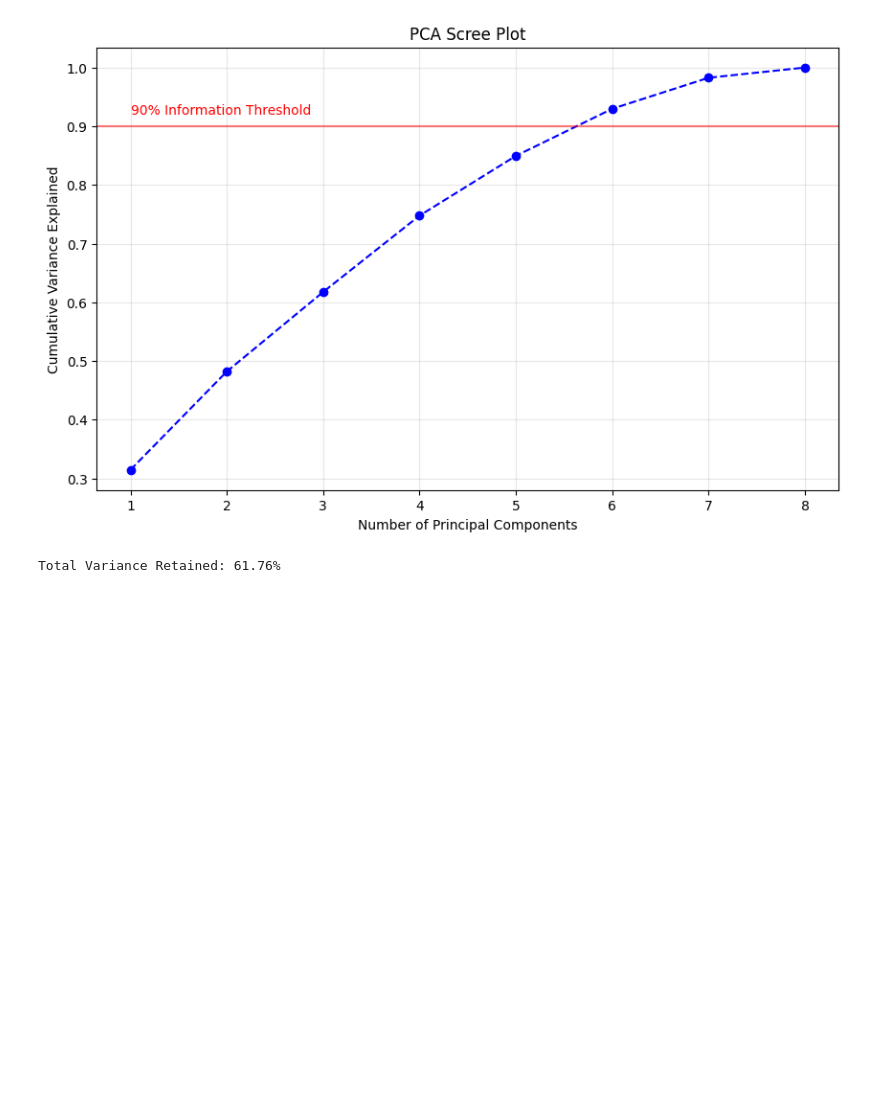
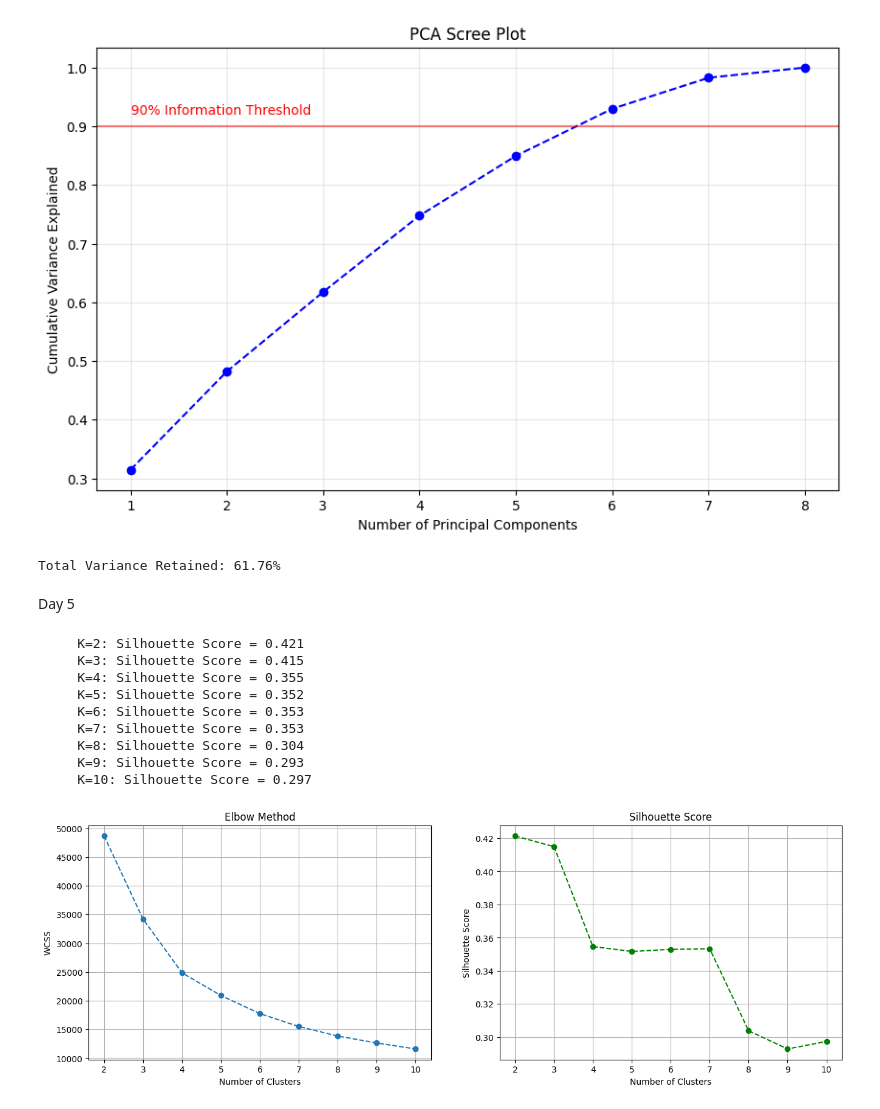
Before and after one commit to hardiksharma2005/Starbucks-Customer-Segmentation, a Jupyter notebook: starbucks-customer-segmentation-using-clustering.ipynb, the cells around one changed output. Drawn from its saved outputs; the diff is of its cells as text; code cells hidden in the pictures; blank space fills up the shorter version.

```diff
--- a/starbucks-customer-segmentation-using-clustering.ipynb
+++ b/starbucks-customer-segmentation-using-clustering.ipynb
@@ -248,3 +250,45 @@ X_pca = pca_final.fit_transform(X_scaled)
 print(f"Total Variance Retained: {sum(pca_final.explained_variance_ratio_)*100:.2f}%")
 # %% [output]
 Total Variance Retained: 61.76%
+# %% [markdown]
+Day 5
+# %%
+wcss = []
+silhouette_scores = []
+K_range = range(2, 11)
+
+for k in K_range:
+    kmeans = KMeans(n_clusters=k, random_state=42, n_init=10)
+    kmeans.fit(X_pca)
+    wcss.append(kmeans.inertia_)
+
+    score = silhouette_score(X_pca, kmeans.labels_)
+    silhouette_scores.append(score)
+    print(f"     K={k}: Silhouette Score = {score:.3f}")
+
+fig, (ax1, ax2) = plt.subplots(1, 2, figsize=(16, 5))
+
+ax1.plot(range(2, 11), wcss, marker='o', linestyle='--')
+ax1.set_title('Elbow Method')
+ax1.set_xlabel('Number of Clusters')
+ax1.set_ylabel('WCSS')
+ax1.grid(True)
+
+ax2.plot(range(2, 11), silhouette_scores, marker='o', color='green', linestyle='--')
+ax2.set_title('Silhouette Score')
+ax2.set_xlabel('Number of Clusters')
+ax2.set_ylabel('Silhouette Score')
+ax2.grid(True)
+
+plt.show()
+# %% [output]
+     K=2: Silhouette Score = 0.421
+     K=3: Silhouette Score = 0.415
+     K=4: Silhouette Score = 0.355
+     K=5: Silhouette Score = 0.352
+     K=6: Silhouette Score = 0.353
+     K=7: Silhouette Score = 0.353
+     K=8: Silhouette Score = 0.304
+     K=9: Silhouette Score = 0.293
+     K=10: Silhouette Score = 0.297
+[figure, added]
```
Also changed, not shown: parts of 3 cells of this notebook.
